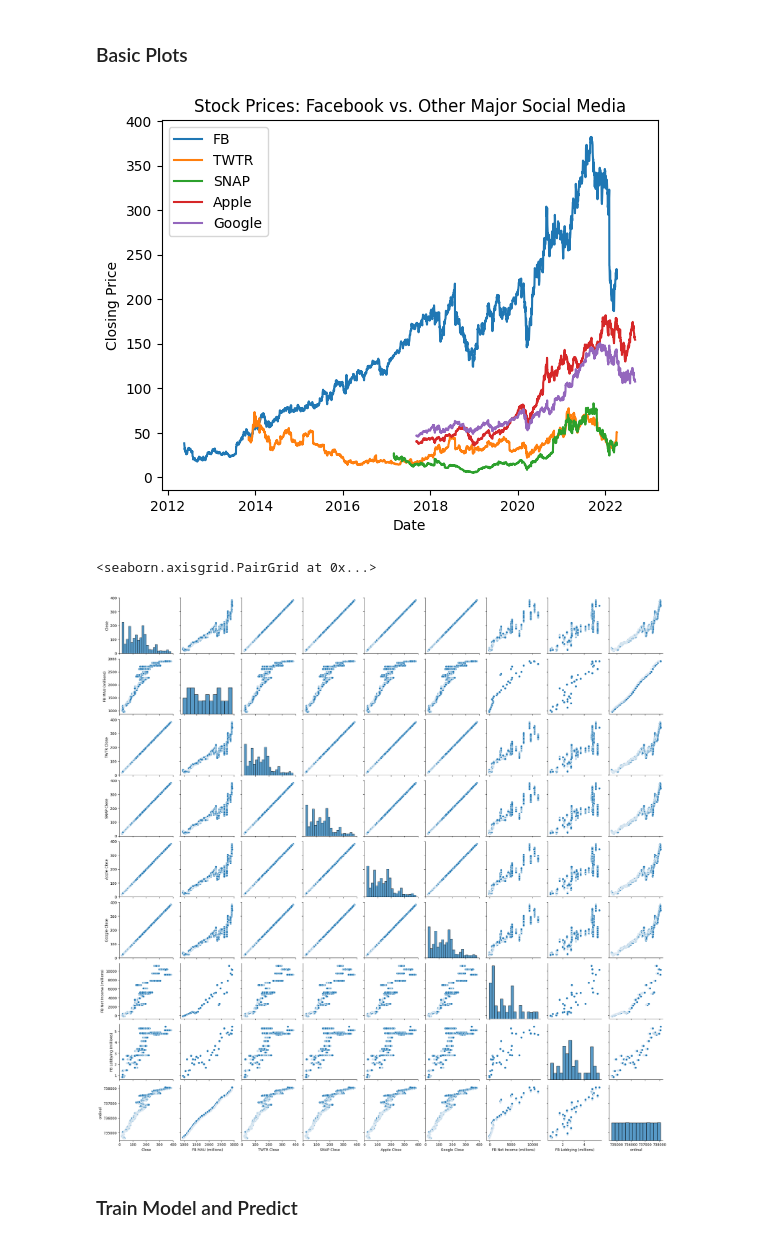
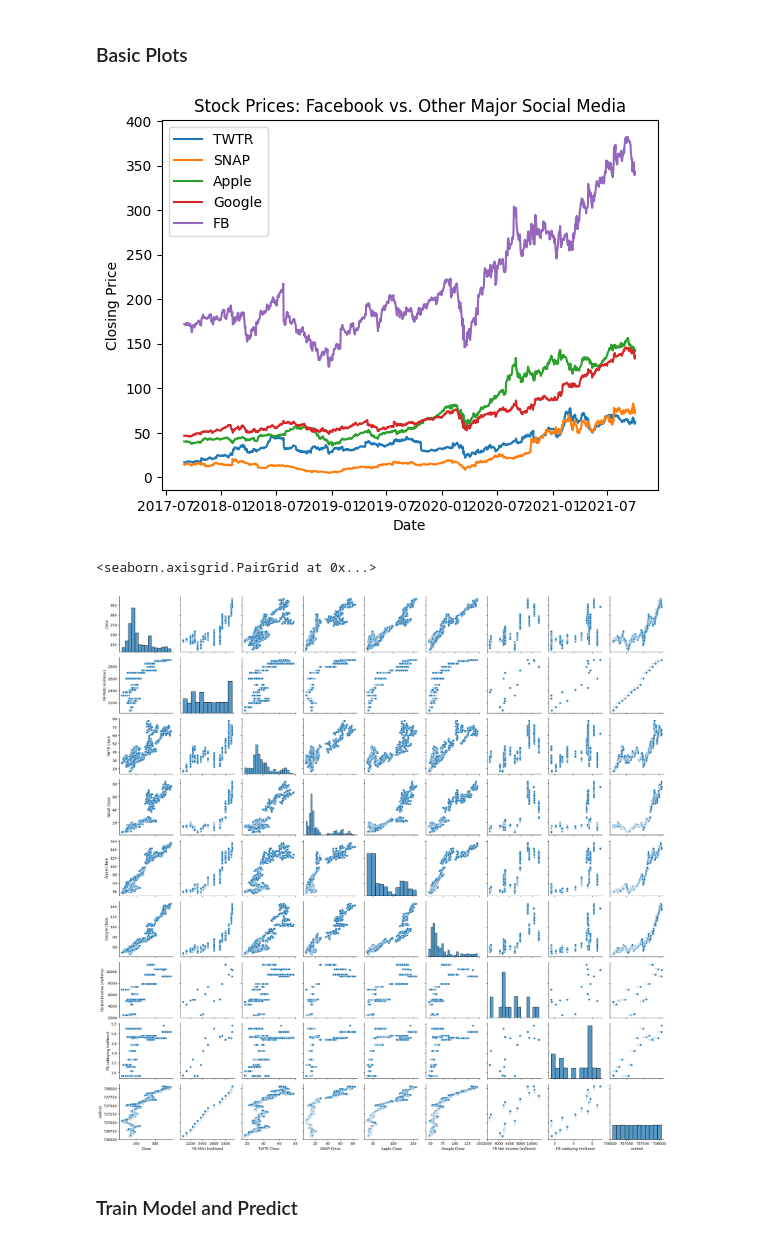
Before and after one commit to duckgrammer/Facebook-Stocks-ML, a Jupyter notebook: Facebook Stocks.ipynb, the cells around one changed output. Saved outputs shown, nothing was run; the diff lists cells and outputs as text; code cells hidden in the pictures.

```diff
--- a/Facebook Stocks.ipynb
+++ b/Facebook Stocks.ipynb
@@ -39,4 +43,5 @@ copanies = ['TWTR', 'SNAP'] # Twitter, Snapchat
 for company in copanies:
     company_df = sm_dataframe[sm_dataframe['Symbol']==company]
     temp = pd.merge_asof(FB_dataframe, company_df, on='Date', tolerance=pd.Timedelta('7 days'))
-    FB_dataframe[company+' Close'] = temp['Close_x']
+    FB_dataframe[company+' Close'] = temp['Close_y']
+FB_dataframe
@@ -50,9 +69,9 @@ google_dataframe['Date'] = pd.to_datetime(google_dataframe['Date'])
 
 # Add Apple and Google Stocks to Main FB_dataframe
 temp = pd.merge_asof(FB_dataframe, apple_dataframe, on='Date', direction='nearest', tolerance=pd.Timedelta('7 days'))
-FB_dataframe['Apple Close'] = temp['Close_x']
+FB_dataframe['Apple Close'] = temp['Close_y']
 temp = pd.merge_asof(FB_dataframe, google_dataframe, on='Date', direction='nearest', tolerance=pd.Timedelta('7 days'))
-FB_dataframe['Google Close'] = temp['Close_x']
+FB_dataframe['Google Close'] = temp['Close_y']
 # %%
 # Facebook Net Income and Lobbying Expense
 # (https://www.statista.com/statistics/223289/facebooks-quarterly-net-income/?locale=en)
@@ -91,20 +110,18 @@ FB_dataframe
 ### Basic Plots
 # %%
 # Closing prices of Facebook vs Other Companies (2012-2022)
-copanies = ['FB', 'TWTR', 'SNAP']
+copanies = ['TWTR', 'SNAP', 'Apple', 'Google']
 for company in copanies:
-    company_df = sm_dataframe[sm_dataframe['Symbol']==company]
-    plt.plot(company_df['Date'], company_df['Close'], label=company)
-plt.plot(apple_dataframe['Date'], apple_dataframe['Close'], label='Apple')
-plt.plot(google_dataframe['Date'], google_dataframe['Close'], label='Google')
+    plt.plot(FB_dataframe['Date'], FB_dataframe[company + ' Close'], label=company)
+plt.plot(FB_dataframe['Date'], FB_dataframe['Close'], label='FB')
 
 plt.xlabel('Date')
 plt.ylabel('Closing Price')
 plt.title('Stock Prices: Facebook vs. Other Major Social Media')
 plt.legend()
 plt.show()
 # %% [output]
-[figure, old version]
+[figure, new version]
 # %%
 i = sns.PairGrid(FB_dataframe)
 i.map_diag(sns.histplot)
@@ -112,7 +129,7 @@ i.map_offdiag(sns.scatterplot)
 i.add_legend()
 # %% [output]
 <seaborn.axisgrid.PairGrid at 0x...>
-[figure, old version]
+[figure, new version]
 # %% [markdown]
 ### Train Model and Predict
 # %% [markdown]
```
Also changed, not shown: parts of 8 cells of this notebook.
